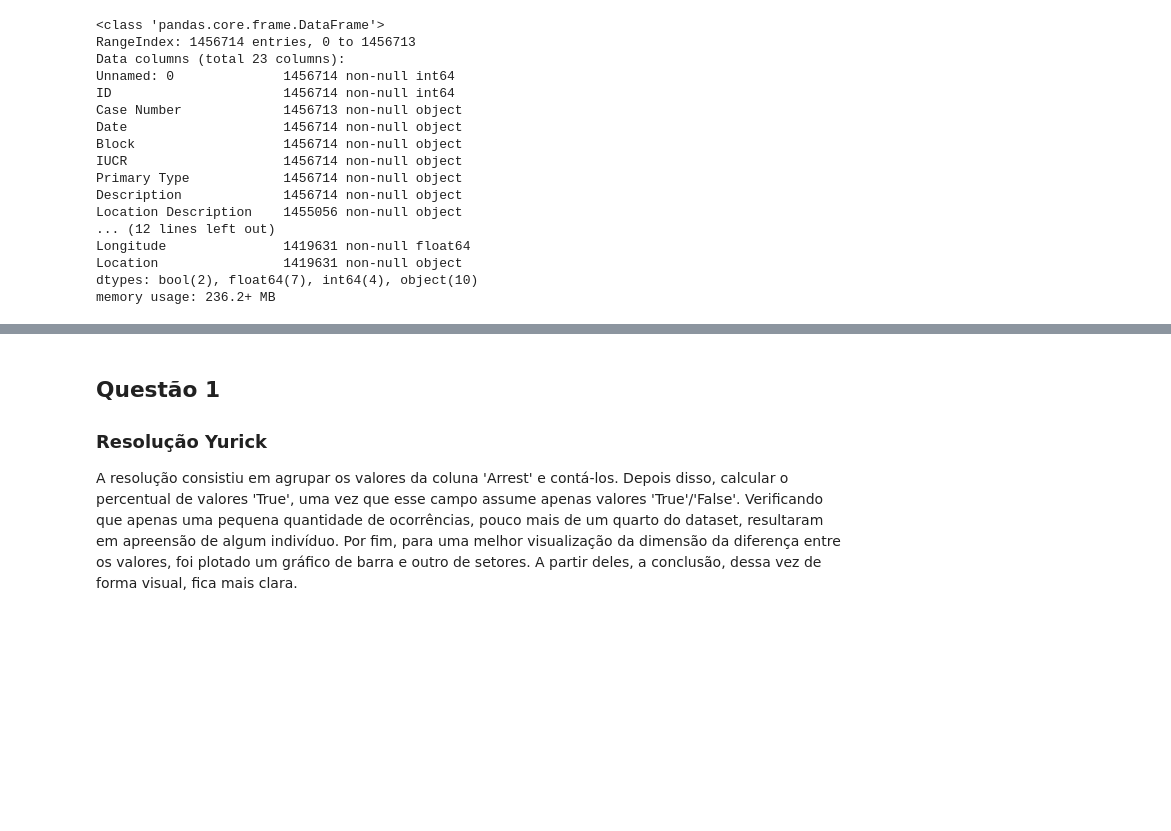
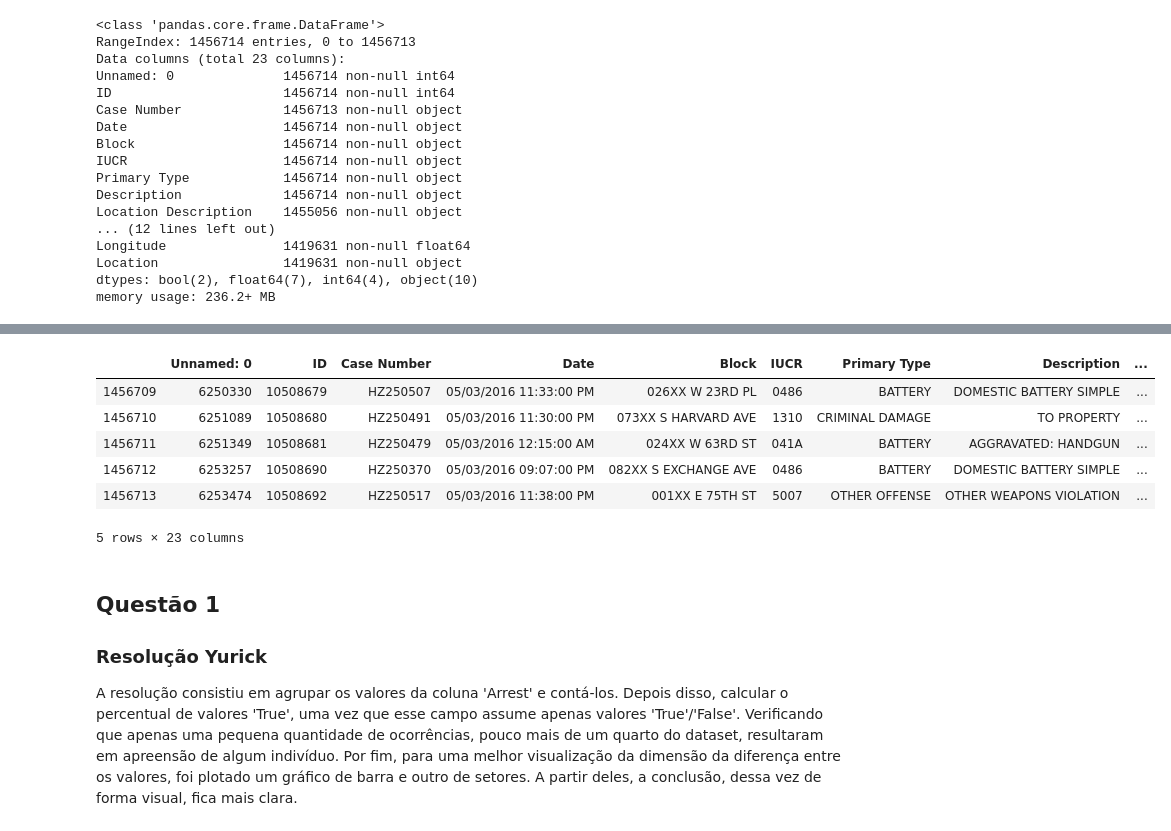
Before and after one commit to yurickyh/MAC0459, a Jupyter notebook: Chicago_Crime_Team_EP/DataScienceEP2.ipynb, the cells around one changed output, grey strips where cells are left out. Drawn from its saved outputs; the diff is of its cells as text; code cells hidden in the pictures; blank space fills up the shorter version.

```diff
--- a/Chicago_Crime_Team_EP/DataScienceEP2.ipynb
+++ b/Chicago_Crime_Team_EP/DataScienceEP2.ipynb
@@ -67,3 +77,13 @@ memory usage: 236.2+ MB
+# %%
+crimes.tail()
+# %% [output]
+|  | Unnamed: 0 | ID | Case Number | Date | Block | IUCR | Primary Type | Description | ... |
+| 1456709 | 6250330 | 10508679 | HZ250507 | 05/03/2016 11:33:00 PM | 026XX W 23RD PL | 0486 | BATTERY | DOMESTIC BATTERY SIMPLE | ... |
+| 1456710 | 6251089 | 10508680 | HZ250491 | 05/03/2016 11:30:00 PM | 073XX S HARVARD AVE | 1310 | CRIMINAL DAMAGE | TO PROPERTY | ... |
+| 1456711 | 6251349 | 10508681 | HZ250479 | 05/03/2016 12:15:00 AM | 024XX W 63RD ST | 041A | BATTERY | AGGRAVATED: HANDGUN | ... |
+| 1456712 | 6253257 | 10508690 | HZ250370 | 05/03/2016 09:07:00 PM | 082XX S EXCHANGE AVE | 0486 | BATTERY | DOMESTIC BATTERY SIMPLE | ... |
+| 1456713 | 6253474 | 10508692 | HZ250517 | 05/03/2016 11:38:00 PM | 001XX E 75TH ST | 5007 | OTHER OFFENSE | OTHER WEAPONS VIOLATION | ... |
+5 rows × 23 columns
 # %% [markdown]
 ## Questão 1
 
```
Also changed, not shown: parts of 9 cells of this notebook.
